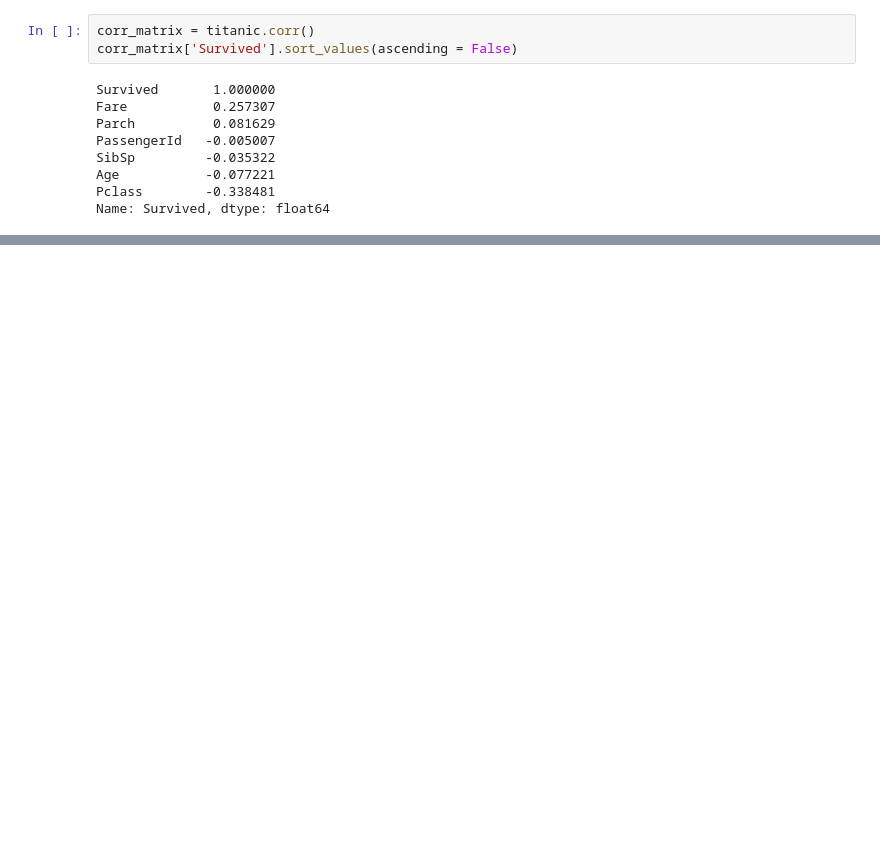
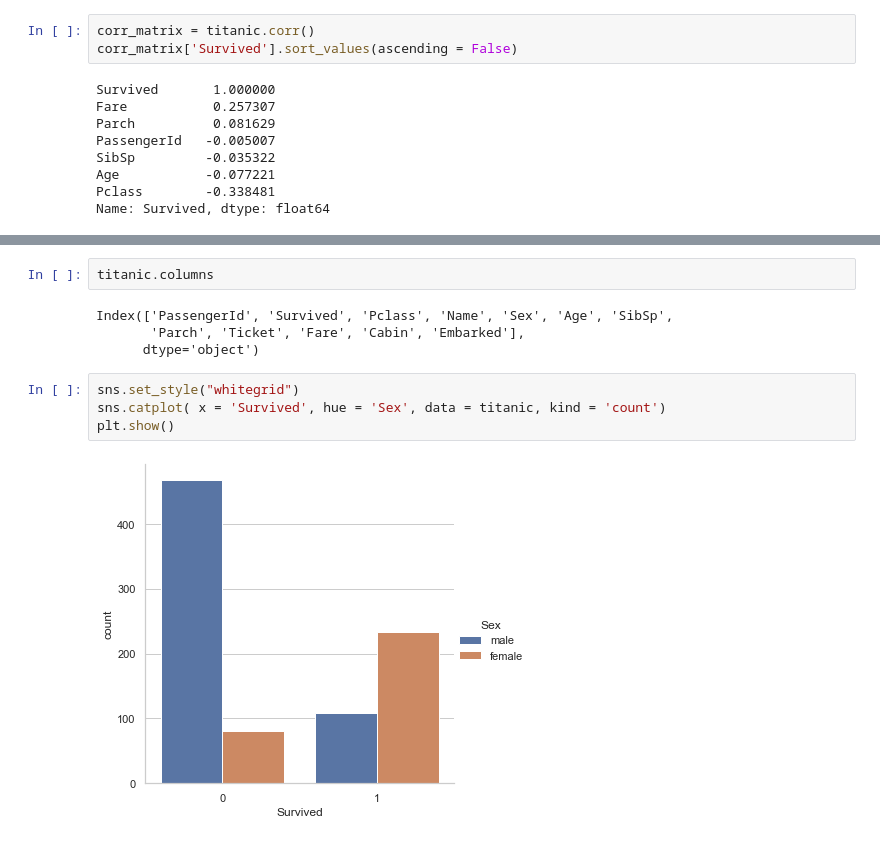
Before and after one commit to mtsoukup/MSDS422, a Jupyter notebook: MTS - Module 1 Discussion Part 2 - Titanic EDA.ipynb, the cells around one changed output, grey strips where cells are left out. Cells and saved outputs as stored; diff of their text form; blank space fills up the shorter version.

```diff
--- a/MTS - Module 1 Discussion Part 2 - Titanic EDA.ipynb
+++ b/MTS - Module 1 Discussion Part 2 - Titanic EDA.ipynb
@@ -154,0 +191,12 @@ Name: Survived, dtype: float64
+# %%
+titanic.columns
+# %% [output]
+Index(['PassengerId', 'Survived', 'Pclass', 'Name', 'Sex', 'Age', 'SibSp',
+       'Parch', 'Ticket', 'Fare', 'Cabin', 'Embarked'],
+      dtype='object')
+# %%
+sns.set_style("whitegrid")
+sns.catplot( x = 'Survived', hue = 'Sex', data = titanic, kind = 'count')
+plt.show()
+# %% [output]
+[figure, added]
```
Also changed, not shown: parts of 44 cells of this notebook.
